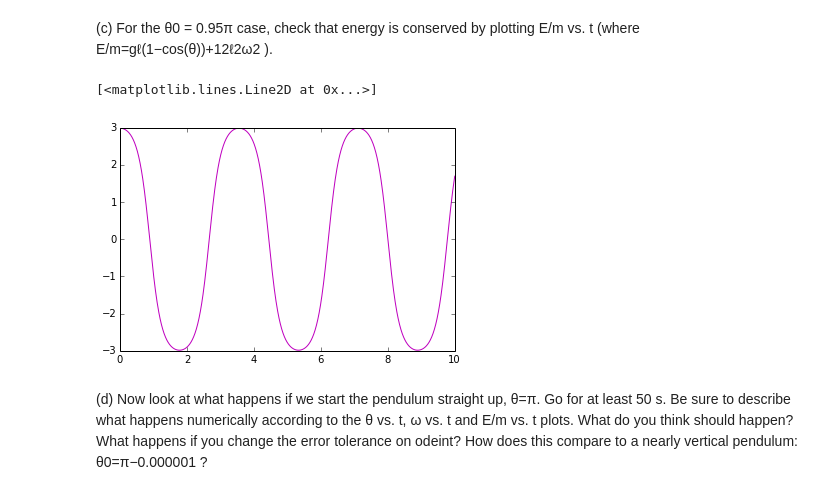
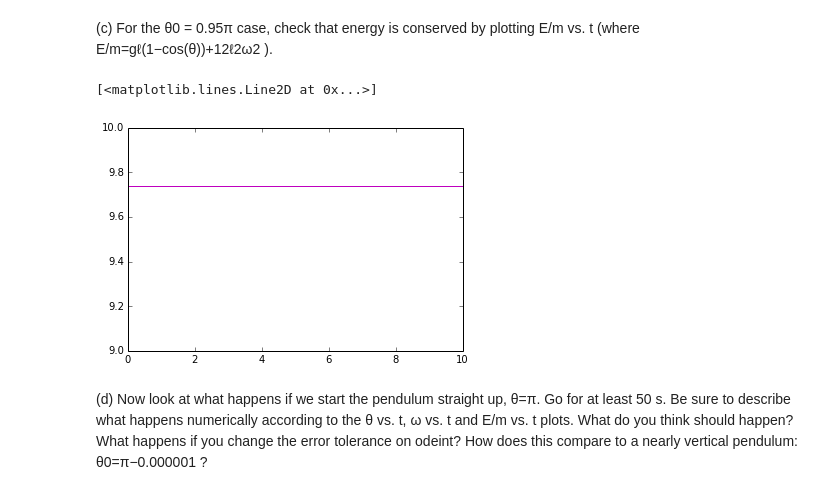
Before and after one commit to znlevine/PHYS202-S14, a Jupyter notebook: SciPy/ODEExercises.ipynb, the cells around one changed output. Drawn from its saved outputs; the diff is of its cells as text; code cells hidden in the pictures.

```diff
--- a/SciPy/ODEExercises.ipynb
+++ b/SciPy/ODEExercises.ipynb
@@ -87,11 +87,12 @@ plt.show()
 # %%
 theta_init=np.array([th0,omega0])
 theta=odeint(deriv,theta_init,t)
-#g*ell*(1-np.cos(th0)+ell**2*omega0**2/2)
-plt.plot(t,theta[:,0],'m-',label="Theta=pi*0.95")
+E=g*ell*(1-np.cos(theta[:,0]))+ell**2*theta[:,1]**2/2 #Using theta values to plug in
+plt.ylim(9,10)
+plt.plot(t,E,'m-',label="Theta=pi*0.95")
 # %% [output]
 [<matplotlib.lines.Line2D at 0x...>]
-[figure, old version]
+[figure, new version]
 # %% [markdown]
 
 (d) Now look at what happens if we start the pendulum straight up, θ=π. Go for at least 50 s. Be sure to describe what happens numerically according to the θ vs. t, ω vs. t and E/m vs. t plots. What do you think should happen? What happens if you change the error tolerance on odeint? How does this compare to a nearly vertical pendulum: θ0=π−0.000001 ?
```
Also changed, not shown: parts of 9 cells of this notebook, 1 other file.
